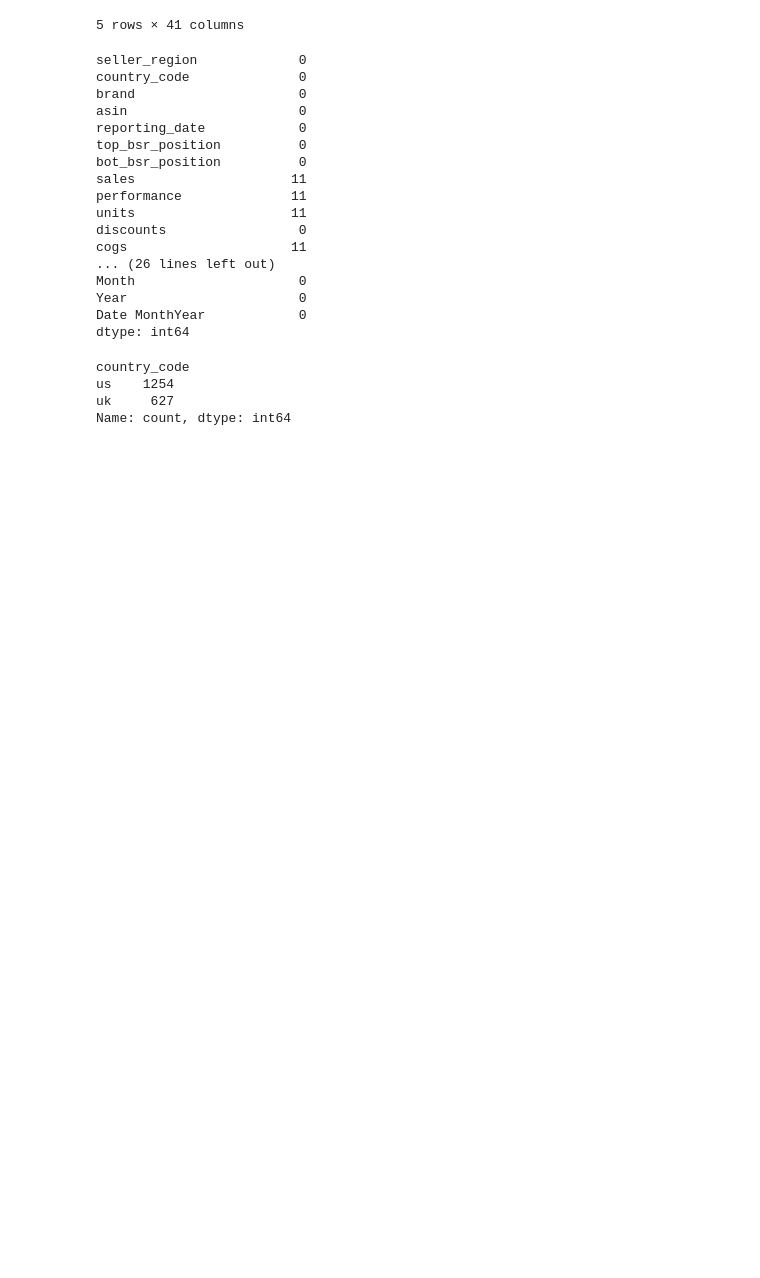
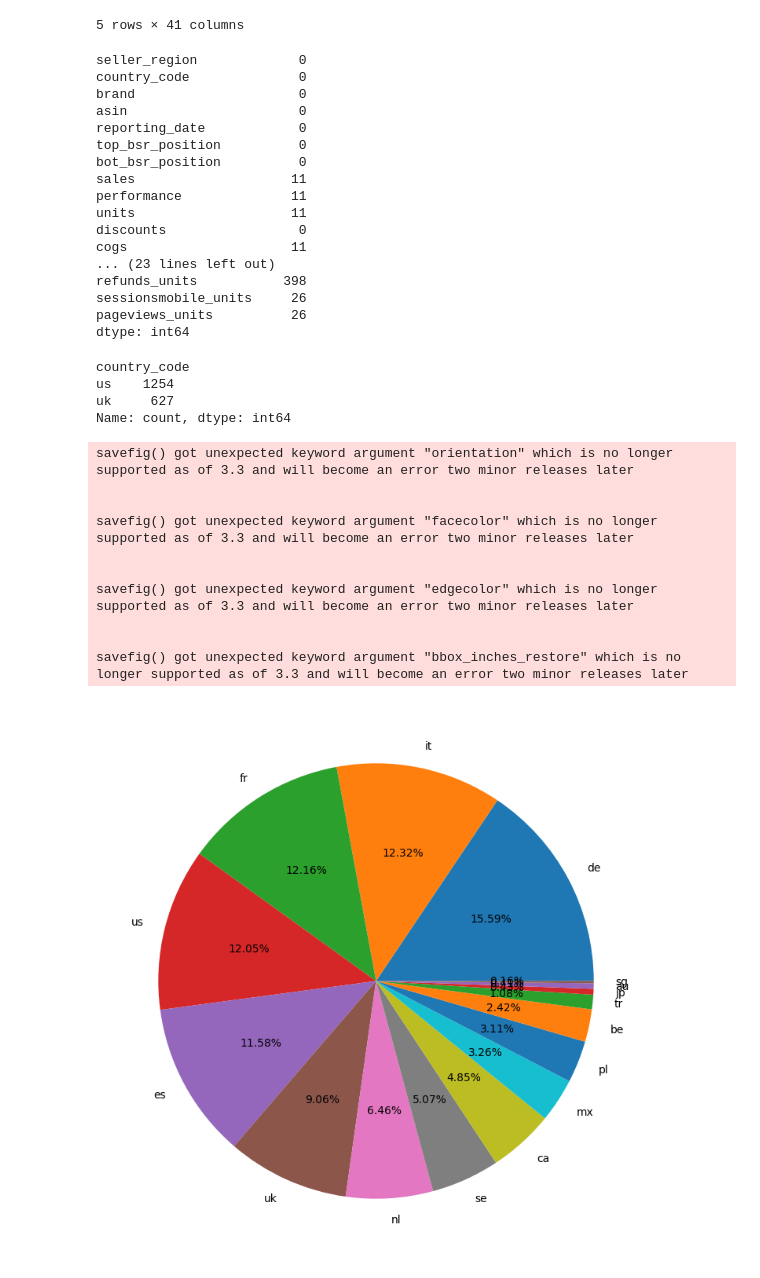
Before and after one commit to josepbaratechyaba/TFG_YABA_ML, a Jupyter notebook: tfg_yaba_ml/first_anaylsis.ipynb, the cells around one changed output. Drawn from its saved outputs; the diff is of its cells as text; code cells hidden in the pictures; blank space fills up the shorter version.

Commit message:
new plots

```diff
--- a/tfg_yaba_ml/first_anaylsis.ipynb
+++ b/tfg_yaba_ml/first_anaylsis.ipynb
@@ -80,5 +80,6 @@ print(dataset)
 # %%
 data_top10 = pd.read_csv("../data/top10_data.csv")
+last_year = pd.read_csv("../data/3month.csv")
 # %%
 data_top10.columns
 data_top10.info
@@ -127,6 +128,11 @@ data_top10['Month'] = data_top10['reporting_date'].dt.month
 data_top10['Year'] = data_top10['reporting_date'].dt.year
 data_top10['Date MonthYear'] = data_top10['reporting_date'].dt.strftime('%Y-%m')
 #data_top10 = data_top10.drop(columns=['reporting_date'])
+# %%
+last_year['reporting_date'] = pd.to_datetime(last_year['reporting_date'])
+last_year['Month'] = last_year['reporting_date'].dt.month
+last_year['Year'] = last_year['reporting_date'].dt.year
+last_year['Date MonthYear'] = last_year['reporting_date'].dt.strftime('%Y-%m')
 # %%
 data_top10.head()
 # %% [output]
@@ -139,6 +145,7 @@ data_top10.head()
 5 rows × 41 columns
 # %%
 df = data_top10
+df2 = last_year
 df.isnull().sum()
 # %% [output]
 seller_region             0
@@ -153,10 +160,10 @@ performance              11
 units                    11
 discounts                 0
 cogs                     11
-... (26 lines left out)
-Month                     0
-Year                      0
-Date MonthYear            0
+... (23 lines left out)
+refunds_units           398
+sessionsmobile_units     26
+pageviews_units          26
 dtype: int64
 # %%
 # Display total values of all country
@@ -168,9 +175,21 @@ us    1254
 uk     627
 Name: count, dtype: int64
 # %%
-country_names = df.Country.value_counts().index
-country_val = df.Country.value_counts().values
+country_names = last_year.country_code.value_counts().index
+country_val = last_year.country_code.value_counts().values
 # Pie Chart for top 20 country
 fig,ax = plt.subplots(figsize=(9,9))
 ax.pie(country_val[:20],labels=country_names[:20],autopct='%1.2f%%')
 plt.show()
+# %% [output]
+savefig() got unexpected keyword argument "orientation" which is no longer supported as of 3.3 and will become an error two minor releases later
+
+
+savefig() got unexpected keyword argument "facecolor" which is no longer supported as of 3.3 and will become an error two minor releases later
+
+
+savefig() got unexpected keyword argument "edgecolor" which is no longer supported as of 3.3 and will become an error two minor releases later
+
+
+savefig() got unexpected keyword argument "bbox_inches_restore" which is no longer supported as of 3.3 and will become an error two minor releases later
+[figure, added]
```
Also changed, not shown: parts of 6 cells of this notebook, 1 other file.
